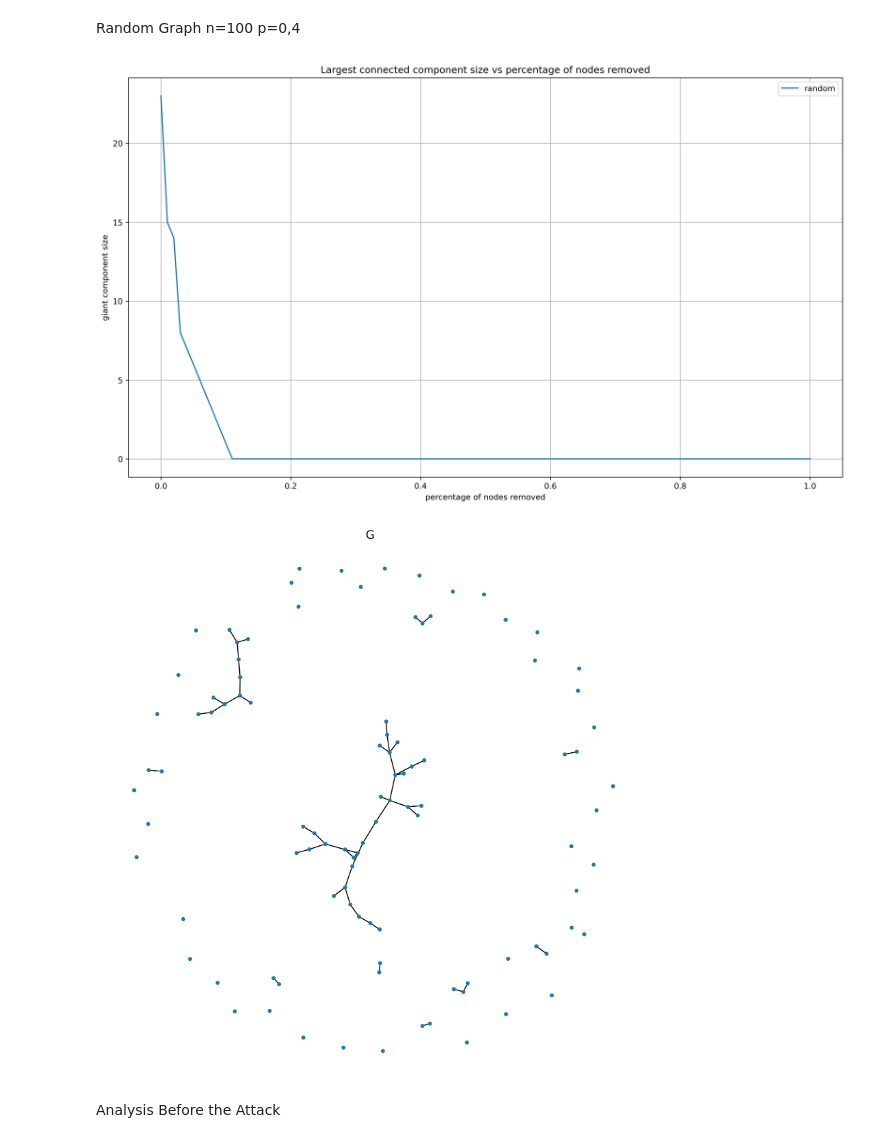
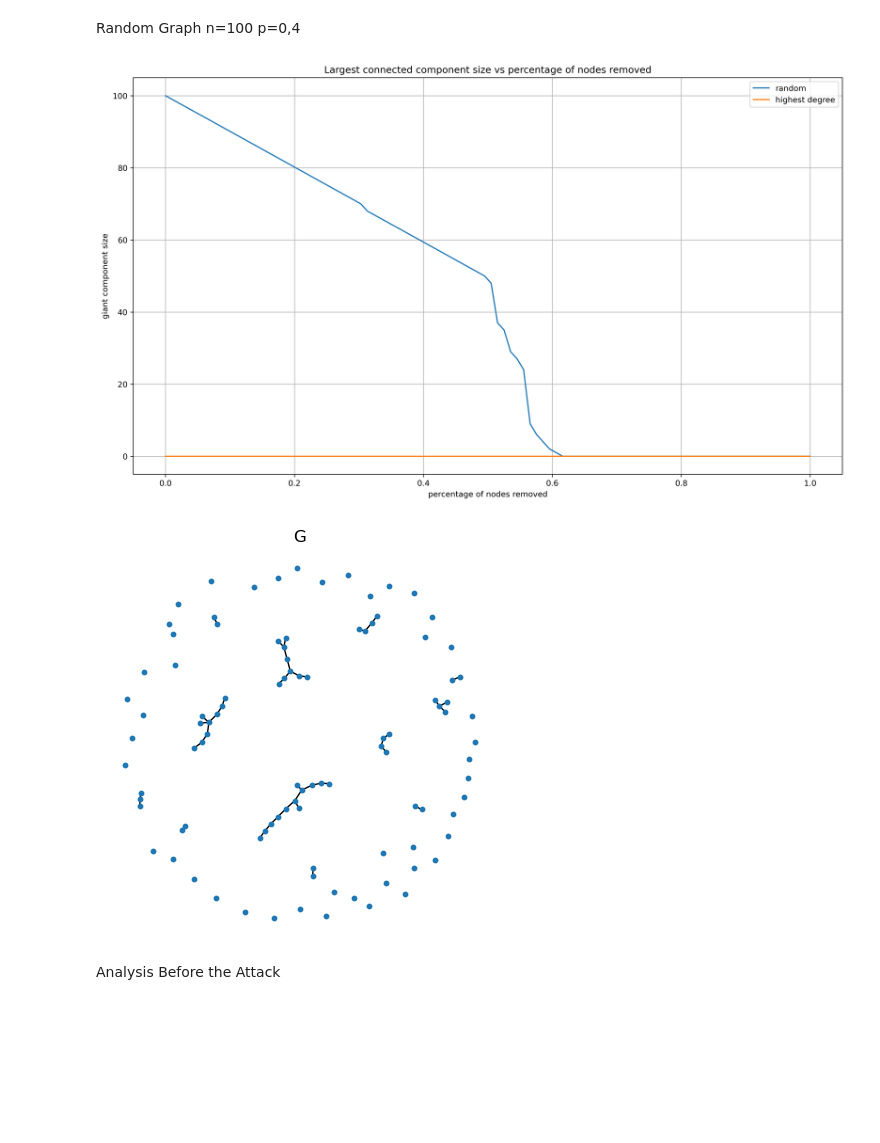
Before and after one commit to luca959/NA-3, a Jupyter notebook: NA3.ipynb, the cells around one changed output. Drawn from its saved outputs; the diff is of its cells as text; code cells hidden in the pictures; blank space fills up the shorter version.

Commit message:
fix for random

```diff
--- a/NA3.ipynb
+++ b/NA3.ipynb
@@ -143,7 +145,7 @@ def get_diameter(G: nx.Graph) -> int:
 Random Graph n=100 p=0,4
 # %%
 n=100
-p=0.01
+p=0.1
 k=5
 G=nx.erdos_renyi_graph(n, p)
 # G = nx.watts_strogatz_graph(n, k, p)
@@ -151,6 +153,7 @@ G=nx.erdos_renyi_graph(n, p)
 
 def attack(G: nx.graph):
     g1 = G.copy()
+    g2 = G.copy()
 
     # giant component size vs random attack
     '''
@@ -158,23 +161,20 @@ def attack(G: nx.graph):
     y axis: giant component size
     '''
     l1 = [0] * (n)
+    l2 = [0] * (n)
     for i in range(n):
         l1[i] = get_lcc_size(g1)
+        l1[i] = get_lcc_size(g2)
+
         g1 = remove_random_node(g1)
+        g2 = remove_highest_degree_node(g2)
 
-    while len(g1) > 0:
-        g1 = get_lcc(g1)
-        l1.append(get_lcc_size(g1))
-        g1 = remove_random_node(g1)
-    l1.append(get_lcc_size(g1))
-
-
-    x = np.linspace(0, 1, len(l1))
+    x = np.linspace(0, 1, n)
 
     plt.figure(figsize=(16,9), dpi=300)
     plt.title('Largest connected component size vs percentage of nodes removed')
     plt.plot(x, l1, label='random')
-    # plt.plot(x, l2, label='highest degree')
+    plt.plot(x, l2, label='highest degree')
     # plt.plot(x, l3, label='highest betweenness')
     # plt.plot(x, l4, label='highest pagerank')
     # plt.plot(x, l5, label='highest closeness')
@@ -187,15 +187,15 @@ def attack(G: nx.graph):
 
 attack(G)
 # %% [output]
-[figure, old version]
+[figure, new version]
 # %%
 # plot G
-plt.figure(figsize=(10,10), dpi=500)
+plt.figure(figsize=(5,5))
 plt.title('G')
 nx.draw(G, with_labels=False, node_size=10, width=1)
 plt.show()
 # %% [output]
-[figure, old version]
+[figure, new version]
 # %% [markdown]
 Analysis Before the Attack
 # %%
```
Also changed, not shown: parts of 1 cell of this notebook.
